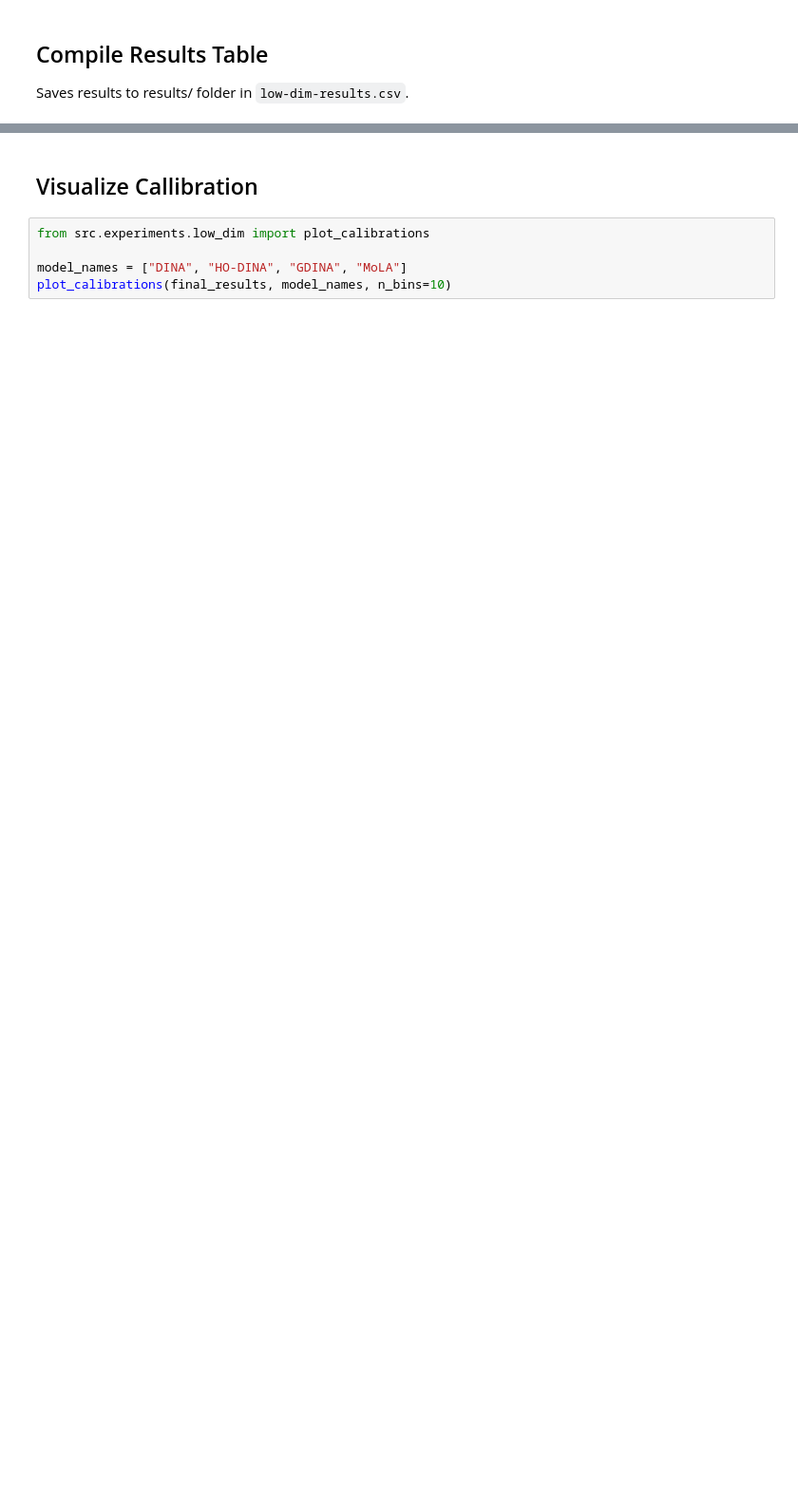
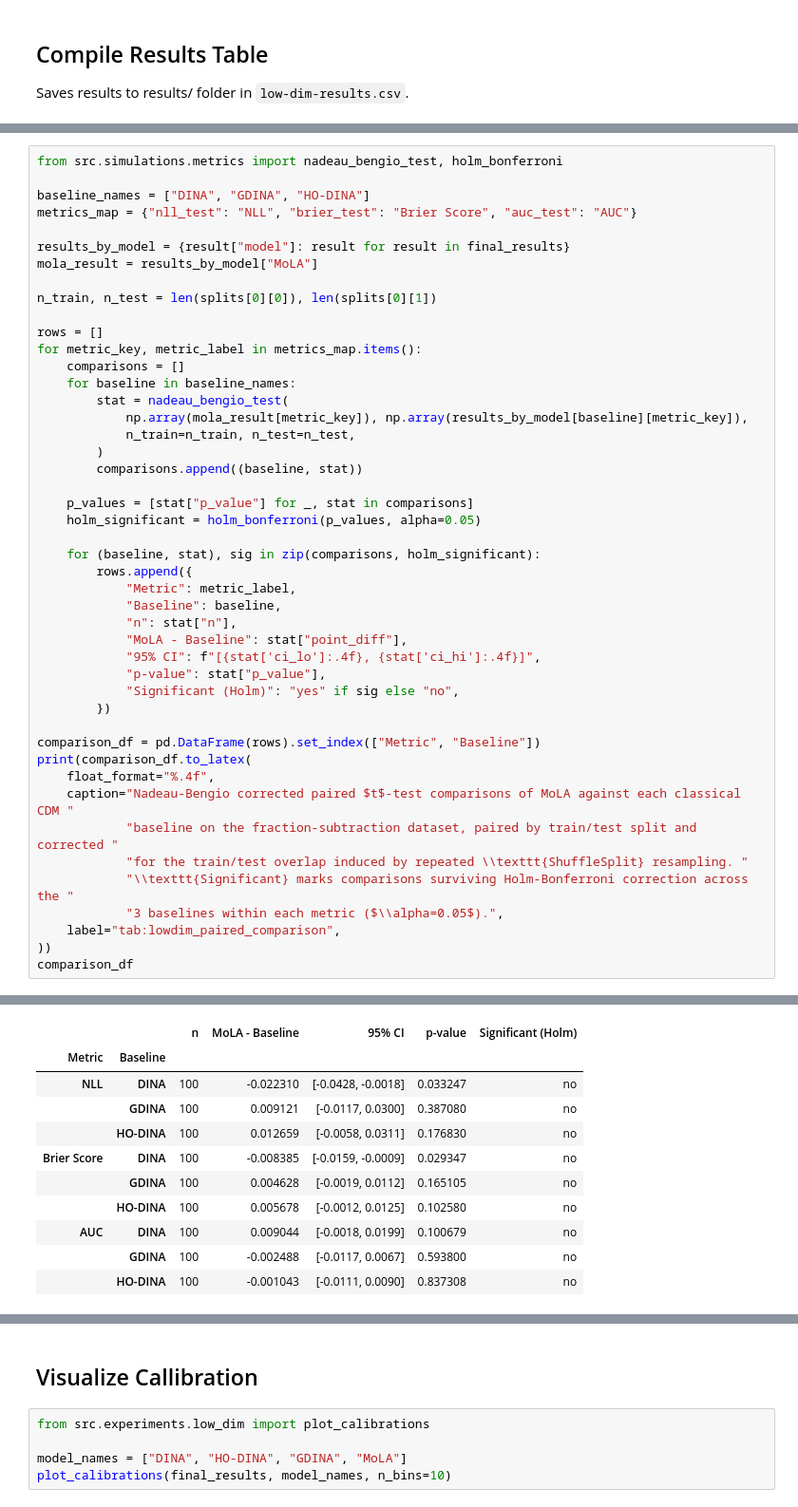
Before and after one commit to lentin26/mixture-of-latent-archetypes, a Jupyter notebook: notebooks/low-dim-experiment.ipynb, the cells around one changed output, grey strips where cells are left out. Shown at 95% size. Saved outputs shown, nothing was run; the diff lists cells and outputs as text; blank space fills up the shorter version.

```diff
--- a/notebooks/low-dim-experiment.ipynb
+++ b/notebooks/low-dim-experiment.ipynb
@@ -88,0 +210,47 @@ results_df.round(3)
+# %%
+from src.simulations.metrics import nadeau_bengio_test, holm_bonferroni
+
+baseline_names = ["DINA", "GDINA", "HO-DINA"]
+metrics_map = {"nll_test": "NLL", "brier_test": "Brier Score", "auc_test": "AUC"}
+
+results_by_model = {result["model"]: result for result in final_results}
+mola_result = results_by_model["MoLA"]
+
+n_train, n_test = len(splits[0][0]), len(splits[0][1])
+
+rows = []
+for metric_key, metric_label in metrics_map.items():
+    comparisons = []
+    for baseline in baseline_names:
+        stat = nadeau_bengio_test(
+            np.array(mola_result[metric_key]), np.array(results_by_model[baseline][metric_key]),
+            n_train=n_train, n_test=n_test,
+        )
+        comparisons.append((baseline, stat))
+
+    p_values = [stat["p_value"] for _, stat in comparisons]
+    holm_significant = holm_bonferroni(p_values, alpha=0.05)
+
+    for (baseline, stat), sig in zip(comparisons, holm_significant):
+        rows.append({
+            "Metric": metric_label,
+            "Baseline": baseline,
+            "n": stat["n"],
+            "MoLA - Baseline": stat["point_diff"],
+            "95% CI": f"[{stat['ci_lo']:.4f}, {stat['ci_hi']:.4f}]",
+            "p-value": stat["p_value"],
+            "Significant (Holm)": "yes" if sig else "no",
+        })
+
+comparison_df = pd.DataFrame(rows).set_index(["Metric", "Baseline"])
+print(comparison_df.to_latex(
+    float_format="%.4f",
+    caption="Nadeau-Bengio corrected paired $t$-test comparisons of MoLA against each classical CDM "
+            "baseline on the fraction-subtraction dataset, paired by train/test split and corrected "
+            "for the train/test overlap induced by repeated \\texttt{ShuffleSplit} resampling. "
+            "\\texttt{Significant} marks comparisons surviving Holm-Bonferroni correction across the "
+            "3 baselines within each metric ($\\alpha=0.05$).",
+    label="tab:lowdim_paired_comparison",
+))
+comparison_df
+# %% [output]
@@ -88,0 +274,11 @@ results_df.round(3)
+|  |  | n | MoLA - Baseline | 95% CI | p-value | Significant (Holm) |
+| Metric | Baseline |  |  |  |  |  |
+| NLL | DINA | 100 | -0.022310 | [-0.0428, -0.0018] | 0.033247 | no |
+|  | GDINA | 100 | 0.009121 | [-0.0117, 0.0300] | 0.387080 | no |
+|  | HO-DINA | 100 | 0.012659 | [-0.0058, 0.0311] | 0.176830 | no |
+| Brier Score | DINA | 100 | -0.008385 | [-0.0159, -0.0009] | 0.029347 | no |
+|  | GDINA | 100 | 0.004628 | [-0.0019, 0.0112] | 0.165105 | no |
+|  | HO-DINA | 100 | 0.005678 | [-0.0012, 0.0125] | 0.102580 | no |
+| AUC | DINA | 100 | 0.009044 | [-0.0018, 0.0199] | 0.100679 | no |
+|  | GDINA | 100 | -0.002488 | [-0.0117, 0.0067] | 0.593800 | no |
+|  | HO-DINA | 100 | -0.001043 | [-0.0111, 0.0090] | 0.837308 | no |
```
Also changed, not shown: parts of 9 cells of this notebook, 5 other files.
